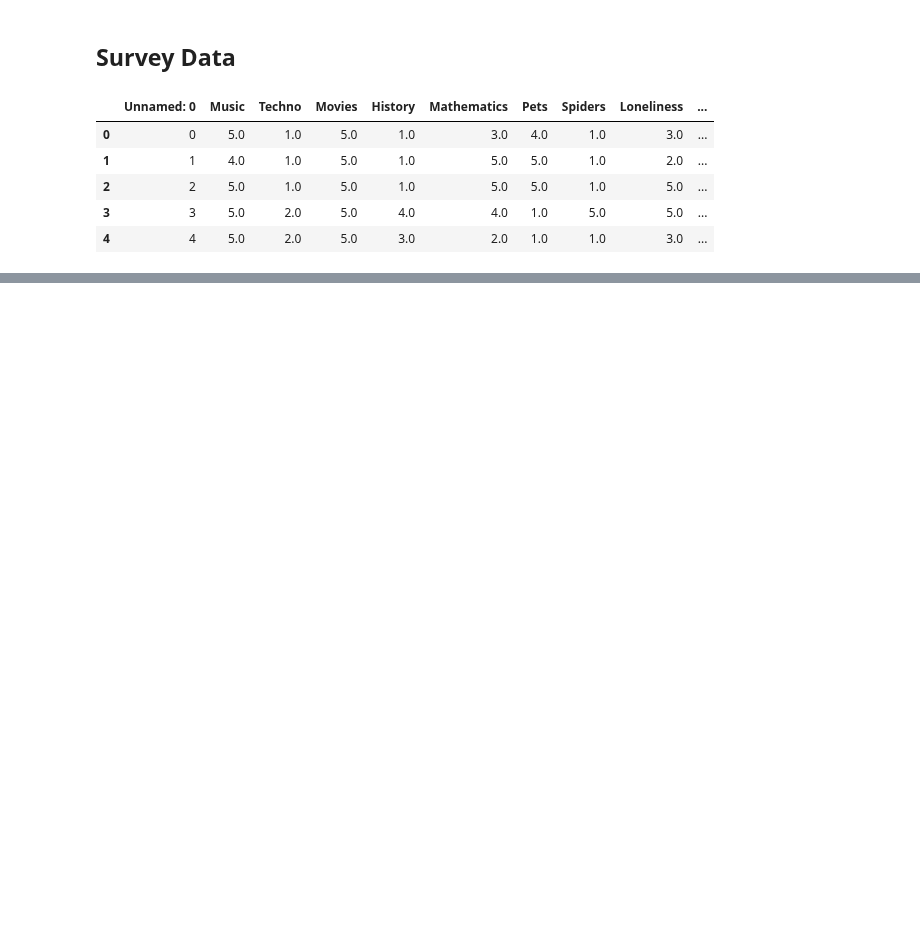
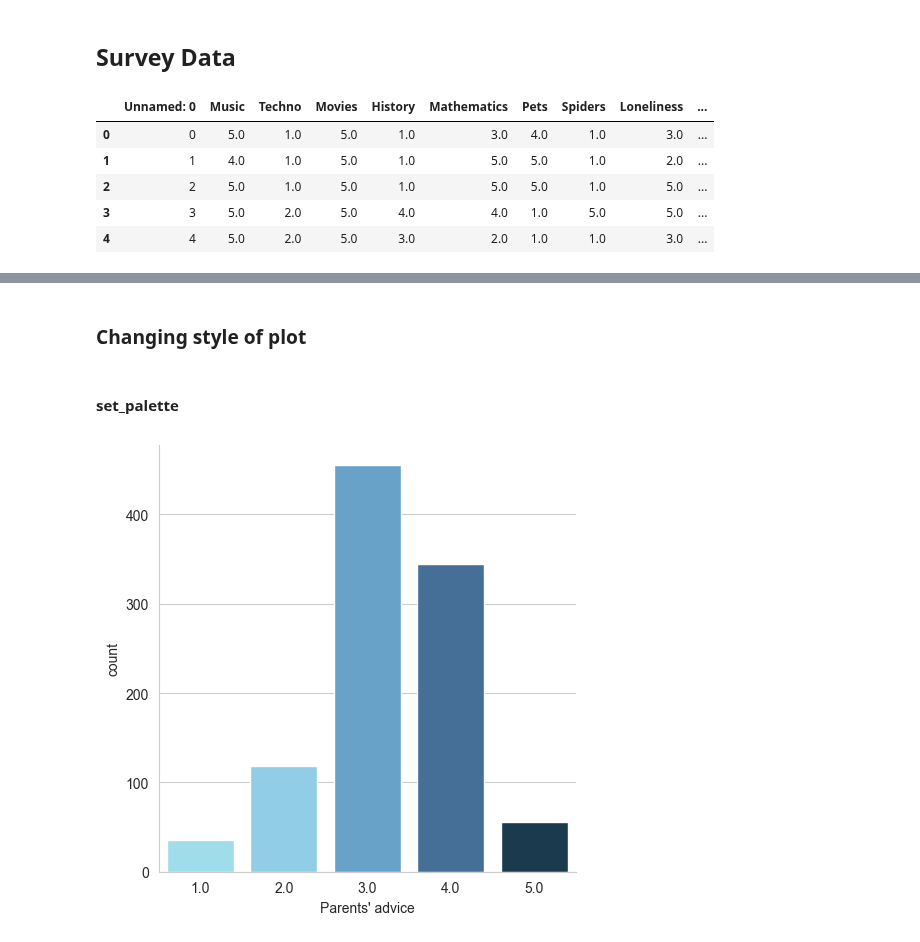
Before and after one commit to SyedaAnoosha/Data-Science-with-Python, a Jupyter notebook: Data Visualization Python/Seaborn/Datasets explored.ipynb, the cells around one changed output, grey strips where cells are left out. Saved outputs shown, nothing was run; the diff lists cells and outputs as text; code cells hidden in the pictures; blank space fills up the shorter version.

Commit message:
changing style of plot

```diff
--- a/Data Visualization Python/Seaborn/Datasets explored.ipynb
+++ b/Data Visualization Python/Seaborn/Datasets explored.ipynb
@@ -116,0 +85,13 @@ plt.show()
+# %% [markdown]
+### Changing style of plot
+# %% [markdown]
+#### set_palette
+# %%
+# custom palette
+color_palatte=["#91e5f6","#84d2f6","#59a5d8","#386fa4","#133c55"]
+sns.set_palette(color_palatte)
+
+sns.catplot(x="Parents' advice", data=survey_data, kind="count")
+plt.show()
+# %% [output]
+[figure, added]
```
Also changed, not shown: parts of 20 cells of this notebook.
